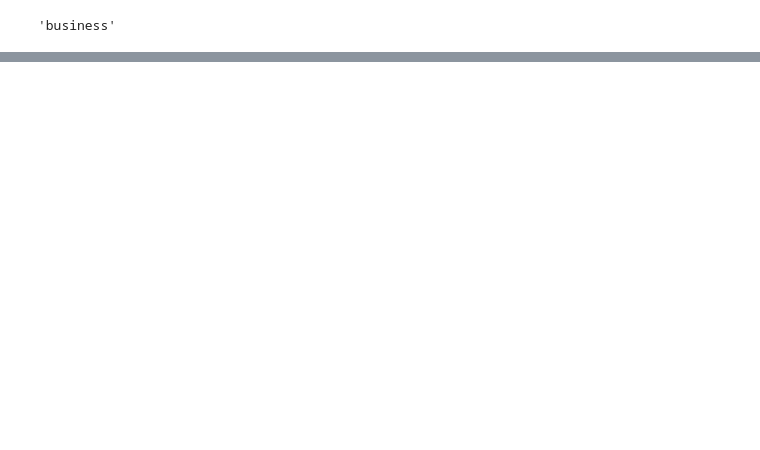
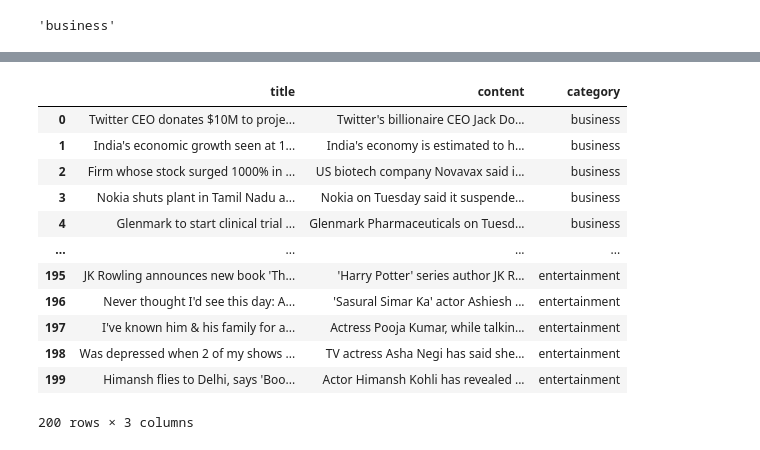
Before and after one commit to brandireger/natural_language_processing, a Jupyter notebook: data_acquisition.ipynb, the cells around one changed output, grey strips where cells are left out. Saved outputs shown, nothing was run; the diff lists cells and outputs as text; code cells hidden in the pictures; blank space fills up the shorter version.

```diff
--- a/data_acquisition.ipynb
+++ b/data_acquisition.ipynb
@@ -387,0 +385,20 @@ big_df
+# %%
+for category in categories:
+    df = get_inshort_articles(category)
+    big_df = big_df.append(df, ignore_index=True)
+
+big_df
+# %% [output]
+|  | title | content | category |
+| 0 | Twitter CEO donates $10M to proje... | Twitter's billionaire CEO Jack Do... | business |
+| 1 | India's economic growth seen at 1... | India's economy is estimated to h... | business |
+| 2 | Firm whose stock surged 1000% in ... | US biotech company Novavax said i... | business |
+| 3 | Nokia shuts plant in Tamil Nadu a... | Nokia on Tuesday said it suspende... | business |
+| 4 | Glenmark to start clinical trial ... | Glenmark Pharmaceuticals on Tuesd... | business |
+| ... | ... | ... | ... |
+| 195 | JK Rowling announces new book 'Th... | 'Harry Potter' series author JK R... | entertainment |
+| 196 | Never thought I'd see this day: A... | 'Sasural Simar Ka' actor Ashiesh ... | entertainment |
+| 197 | I've known him & his family for a... | Actress Pooja Kumar, while talkin... | entertainment |
+| 198 | Was depressed when 2 of my shows ... | TV actress Asha Negi has said she... | entertainment |
+| 199 | Himansh flies to Delhi, says 'Boo... | Actor Himansh Kohli has revealed ... | entertainment |
+200 rows × 3 columns
```
Also changed, not shown: parts of 18 cells of this notebook, 1 other file.
